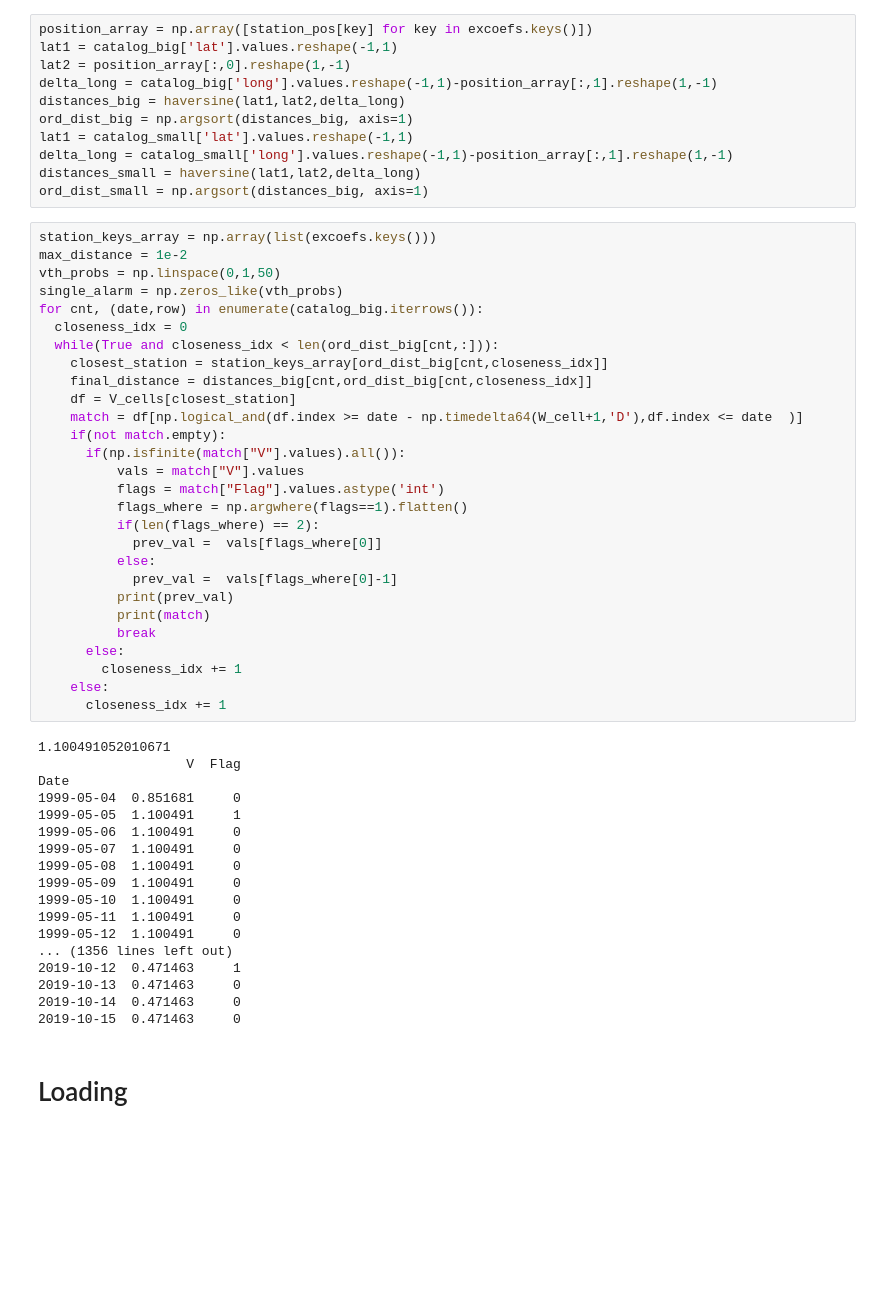
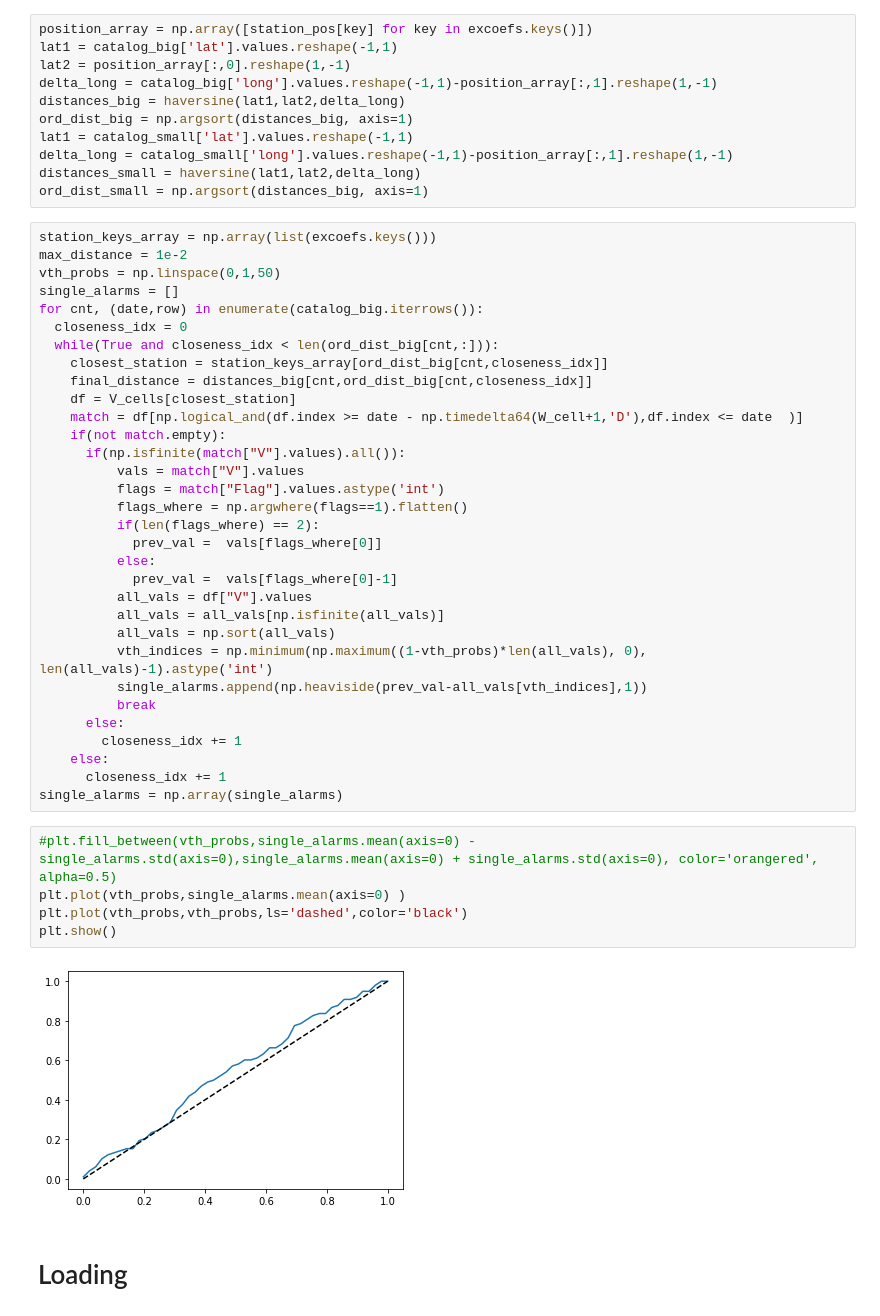
Before and after one commit to Schimmenti/EarthquakesGPS, a Jupyter notebook: Dataset.ipynb, the cells around one changed output. Drawn from its saved outputs; the diff is of its cells as text; blank space fills up the shorter version.

```diff
--- a/Dataset.ipynb
+++ b/Dataset.ipynb
@@ -229,7 +229,7 @@ ord_dist_small = np.argsort(distances_big, axis=1)
 station_keys_array = np.array(list(excoefs.keys()))
 max_distance = 1e-2
 vth_probs = np.linspace(0,1,50)
-single_alarm = np.zeros_like(vth_probs)
+single_alarms = []
 for cnt, (date,row) in enumerate(catalog_big.iterrows()):
   closeness_idx = 0
   while(True and closeness_idx < len(ord_dist_big[cnt,:])):
@@ -246,31 +246,24 @@ for cnt, (date,row) in enumerate(catalog_big.iterrows()):
             prev_val =  vals[flags_where[0]]
           else:
             prev_val =  vals[flags_where[0]-1]
-          print(prev_val)
-          print(match)
+          all_vals = df["V"].values
+          all_vals = all_vals[np.isfinite(all_vals)]
+          all_vals = np.sort(all_vals)
+          vth_indices = np.minimum(np.maximum((1-vth_probs)*len(all_vals), 0), len(all_vals)-1).astype('int')
+          single_alarms.append(np.heaviside(prev_val-all_vals[vth_indices],1))
           break
       else:
         closeness_idx += 1
     else:
       closeness_idx += 1
+single_alarms = np.array(single_alarms)
-# %% [output]
-1.100491052010671
-                   V  Flag
-Date
-1999-05-04  0.851681     0
-1999-05-05  1.100491     1
-1999-05-06  1.100491     0
-1999-05-07  1.100491     0
-1999-05-08  1.100491     0
-1999-05-09  1.100491     0
-1999-05-10  1.100491     0
-1999-05-11  1.100491     0
-1999-05-12  1.100491     0
-... (1356 lines left out)
-2019-10-12  0.471463     1
-2019-10-13  0.471463     0
-2019-10-14  0.471463     0
-2019-10-15  0.471463     0
+# %%
+#plt.fill_between(vth_probs,single_alarms.mean(axis=0) -single_alarms.std(axis=0),single_alarms.mean(axis=0) + single_alarms.std(axis=0), color='orangered', alpha=0.5)
+plt.plot(vth_probs,single_alarms.mean(axis=0) )
+plt.plot(vth_probs,vth_probs,ls='dashed',color='black')
+plt.show()
+# %% [output]
+[figure, added]
 # %% [markdown]
 # Loading
 # %%
```
